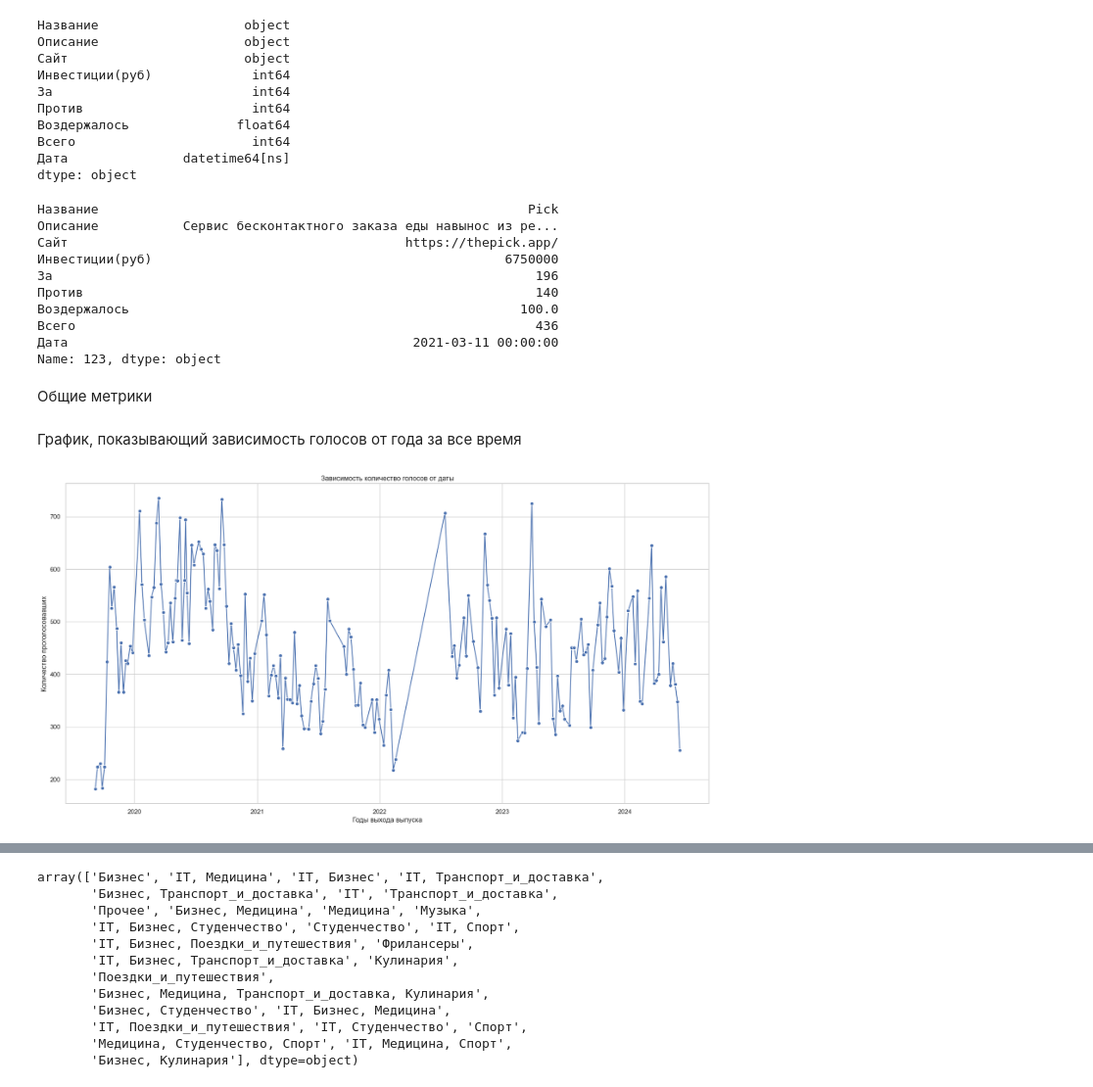
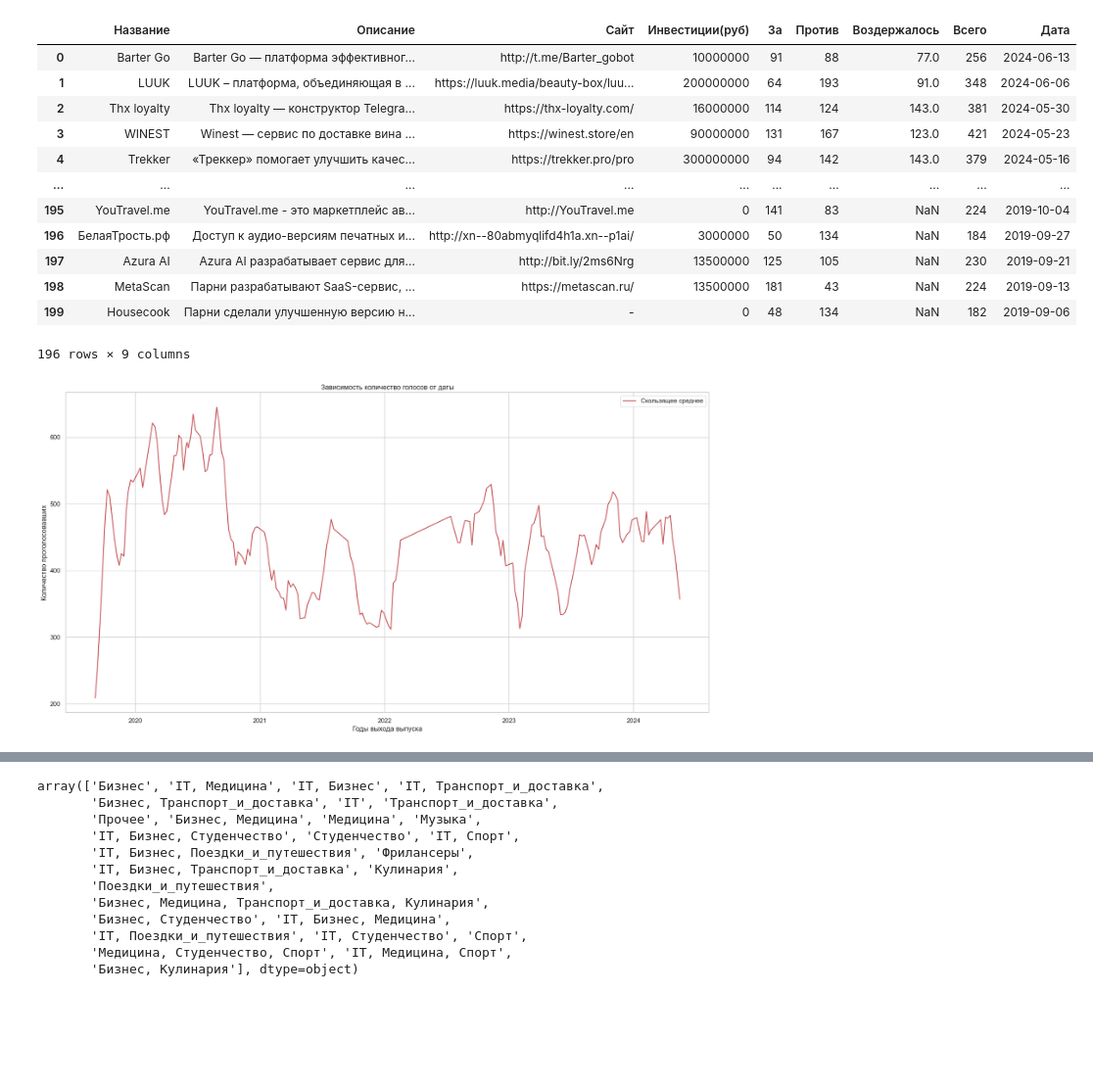
Before and after one commit to panchill/Startup-analytics, a Jupyter notebook: Startup_analytics.ipynb, the cells around one changed output, grey strips where cells are left out. Shown at 98% size. Saved outputs shown, nothing was run; the diff lists cells and outputs as text; code cells hidden in the pictures; blank space fills up the shorter version.

```diff
--- a/Startup_analytics.ipynb
+++ b/Startup_analytics.ipynb
@@ -10,5 +9,5 @@ import numpy as np
 # %%
-df = pd.read_excel("C:\Users\iRU\Analytics\200_выпусков_'О_мой_питч!'_OutOfScope_update.xlsx", sheet_name='Лист2')
+df = pd.read_excel("200_выпусков_'О_мой_питч!'_OutOfScope_update.xlsx", sheet_name='Лист2')
 df = df.rename(columns={'Инвестиции' : 'Инвестиции(руб)', 'Без' : 'Воздержалось'})
 df['За'] = pd.to_numeric(df['За'], errors='coerce')
 df['Против'] = pd.to_numeric(df['Против'], errors='coerce')
@@ -16,3 +15,4 @@ df['Воздержалось'] = pd.to_numeric(df['Воздержалось'], e
 df = df.drop(columns='№')
 df = df.drop(index=82) #Дропаем строку в бизнесом, о котором нет данных
 df = df.drop_duplicates(subset='Название')
+pd.set_option('display.max_colwidth', None)  # 150 означает ограничение на кол-во символов в колонке "Описание"
@@ -23,28 +33,16 @@ SyntaxError: invalid syntax. Perhaps you forgot a comma? (3433442575.py, line 1)
 # %%
-df.dtypes
+df
 # %% [output]
+|  | Название | Описание | Сайт | Инвестиции(руб) | За | Против | Воздержалось | Всего | Дата |
+| 0 | Barter Go | Barter Go — платформа эффективног... | http://t.me/Barter_gobot | 10000000 | 91 | 88 | 77.0 | 256 | 2024-06-13 |
+| 1 | LUUK | LUUK – платформа, объединяющая в ... | https://luuk.media/beauty-box/luu... | 200000000 | 64 | 193 | 91.0 | 348 | 2024-06-06 |
+| 2 | Thx loyalty | Thx loyalty — конструктор Telegra... | https://thx-loyalty.com/ | 16000000 | 114 | 124 | 143.0 | 381 | 2024-05-30 |
+| 3 | WINEST | Winest — cервис по доставке вина ... | https://winest.store/en | 90000000 | 131 | 167 | 123.0 | 421 | 2024-05-23 |
+| 4 | Trekker | «Треккер» помогает улучшить качес... | https://trekker.pro/pro | 300000000 | 94 | 142 | 143.0 | 379 | 2024-05-16 |
+| ... | ... | ... | ... | ... | ... | ... | ... | ... | ... |
+| 195 | YouTravel.me | YouTravel.me - это маркетплейс ав... | http://YouTravel.me | 0 | 141 | 83 | NaN | 224 | 2019-10-04 |
+| 196 | БелаяТрость.рф | Доступ к аудио-версиям печатных и... | http://xn--80abmyqlifd4h1a.xn--p1ai/ | 3000000 | 50 | 134 | NaN | 184 | 2019-09-27 |
+| 197 | Azura AI | Azura AI разрабатывает сервис для... | http://bit.ly/2ms6Nrg | 13500000 | 125 | 105 | NaN | 230 | 2019-09-21 |
+| 198 | MetaSсan | Парни разрабатывают SaaS-сервис, ... | https://metascan.ru/ | 13500000 | 181 | 43 | NaN | 224 | 2019-09-13 |
+| 199 | Housecook | Парни сделали улучшенную версию н... | - | 0 | 48 | 134 | NaN | 182 | 2019-09-06 |
-Название                   object
-Описание                   object
-Сайт                       object
-Инвестиции(руб)             int64
-За                          int64
-Против                      int64
-Воздержалось              float64
-Всего                       int64
-Дата               datetime64[ns]
-dtype: object
+196 rows × 9 columns
-# %%
-df.loc[123]
-# %% [output]
-Название                                                        Pick
-Описание           Сервис бесконтактного заказа еды навынос из ре...
-Сайт                                            https://thepick.app/
-Инвестиции(руб)                                              6750000
-За                                                               196
-Против                                                           140
-Воздержалось                                                   100.0
-Всего                                                            436
-Дата                                             2021-03-11 00:00:00
-Name: 123, dtype: object
-# %% [markdown]
-Общие метрики
@@ -75,14 +49,13 @@ MAX_voice = int(df['Всего'].max())
-# %% [markdown]
-График, показывающий зависимость голосов от года за все время
 # %%
-sns.set(style='whitegrid')
+sns.set_theme(style='whitegrid')
 plt.figure(figsize=(20, 10))
-sns.lineplot(x='Дата', y='Всего', data=df, marker='o', color='b')
 
+df['Всего_rolling'] = df['Всего'].rolling(window=5).mean()
+sns.lineplot(x='Дата', y='Всего_rolling', data=df, color='r', label='Скользящее среднее')
 
 plt.xlabel('Годы выхода выпуска')
 plt.ylabel('Количество проголосовавших')
 plt.title('Зависимость количество голосов от даты')
 plt.show()
 # %% [output]
-[figure, old version]
+[figure, new version]
```
Also changed, not shown: parts of 20 cells of this notebook, 1 other file.
